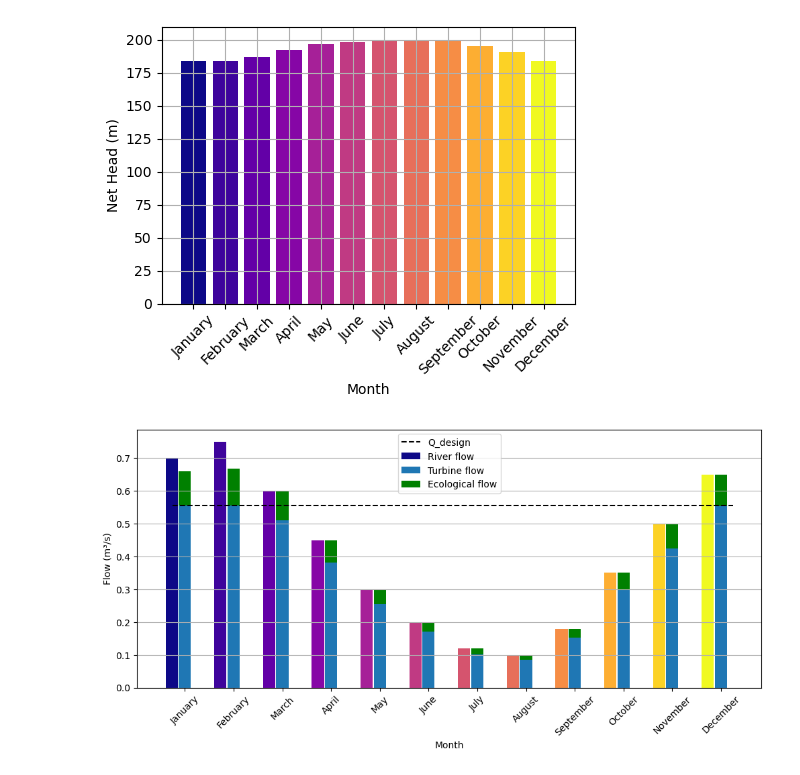
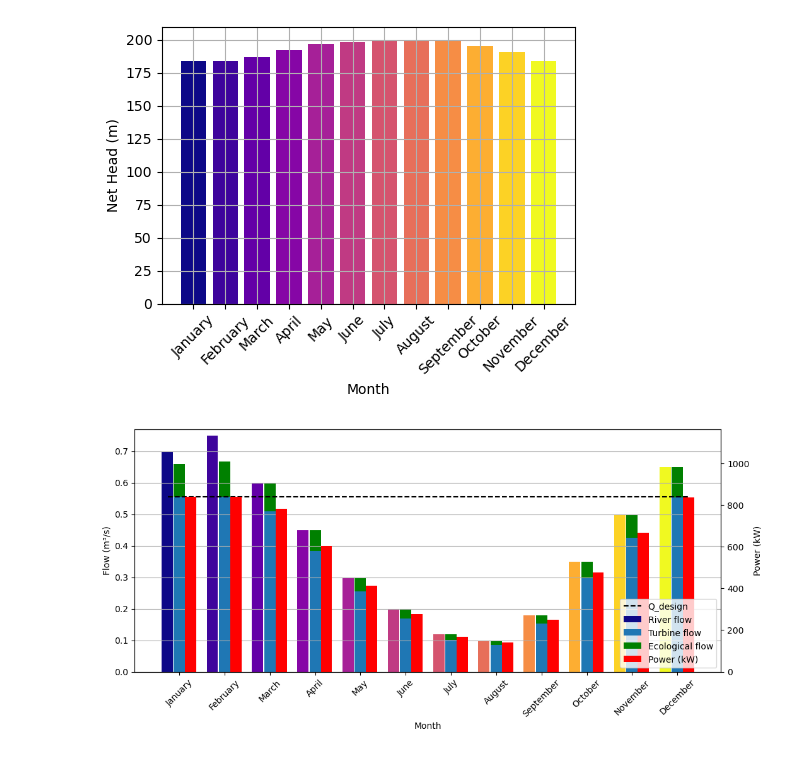
Before and after one commit to c-radicallis/RenewableEnergies_project, a Jupyter notebook: 3_HydropowerResource_YieldModeling.ipynb, the cells around one changed output. Drawn from its saved outputs; the diff is of its cells as text; code cells hidden in the pictures.

Commit message:
power vs  month

```diff
--- a/3_HydropowerResource_YieldModeling.ipynb
+++ b/3_HydropowerResource_YieldModeling.ipynb
@@ -167,37 +167,47 @@ plt.show()
 # %%
 # Bar width and offsets
 width = 0.25
 fig, ax1 = plt.subplots(figsize=(12, 5))
 months = np.arange(1, 13)
 
 # Flow bars
 ax1.bar( months - width-0.02, Q_river, width, label="River flow", color=[cmap((month - 1) / 11) for month in months])
 ax1.bar(months,Q_turbine,width,label="Turbine flow")
 Q_eco = 0.15 * np.array(Q_river)
 ax1.bar( months, Q_eco, width, bottom=Q_turbine, label="Ecological flow", color="green")
 
 ax1.hlines(0.555, months[0]-width , months[-1]+width, linestyles="--", color="black", label="Q_design")
 
-
 ax1.set_xlabel("Month")
 ax1.set_ylabel("Flow (m³/s)")
 ax1.set_xticks(months)
 ax1.set_xticklabels(month_names, rotation=45)
+y_lim_Q=0.77
+ax1.set_ylim(0, y_lim_Q)
+#ax1.set_yticks(np.linspace(0, 900, 10))
 ax1.grid(axis="y")
 
-ax1.legend()
+#ax1.legend()
 
 # # Second y-axis for head
 # ax2 = ax1.twinx()
 # ax2.bar( months + width, H_net, width*0.7, label="Net head",color="red")
 # ax2.set_ylabel("Net head (m)")
+# #plt.tight_layout()
 
-# # Combined legend
-# handles1, labels1 = ax1.get_legend_handles_labels()
-# handles2, labels2 = ax2.get_legend_handles_labels()
+# Second y-axis for Power
+P_avg_month = efficency_gen*efficency_turbine*rho*g*H_net*Q_turbine
+ax2 = ax1.twinx()
+ax2.bar( months + width, P_avg_month*1e-3, width, label="Power (kW)",color="red")
+ax2.set_ylim(0, P_rated*1e-3*y_lim_Q/Q_d)
+#ax2.set_yticks(np.linspace(0, 900, 10))
+ax2.set_ylabel("Power (kW)")
 
-# #plt.tight_layout()
-# ax2.legend( handles1 + handles2, labels1 + labels2 , loc="lower right" ) #
+# Combined legend
+handles1, labels1 = ax1.get_legend_handles_labels()
+handles2, labels2 = ax2.get_legend_handles_labels()
+ax2.legend( handles1 + handles2, labels1 + labels2 , loc="lower right" )
+
 plt.show()
 # %% [output]
-[figure, old version]
+[figure, new version]
```
